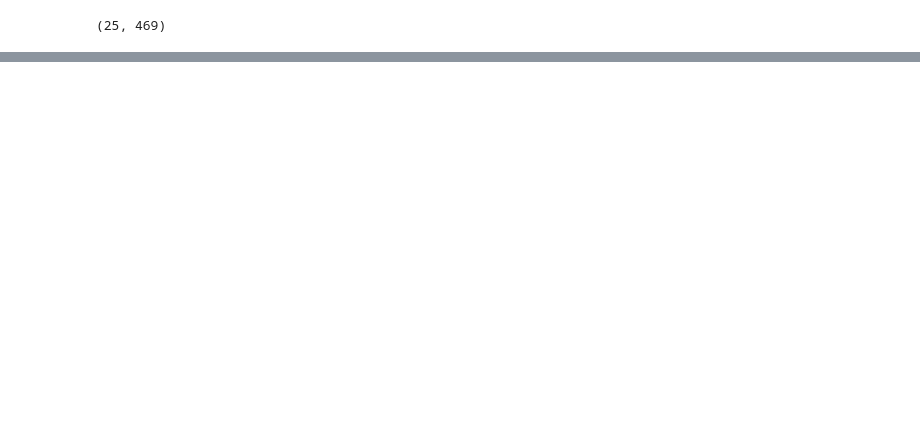
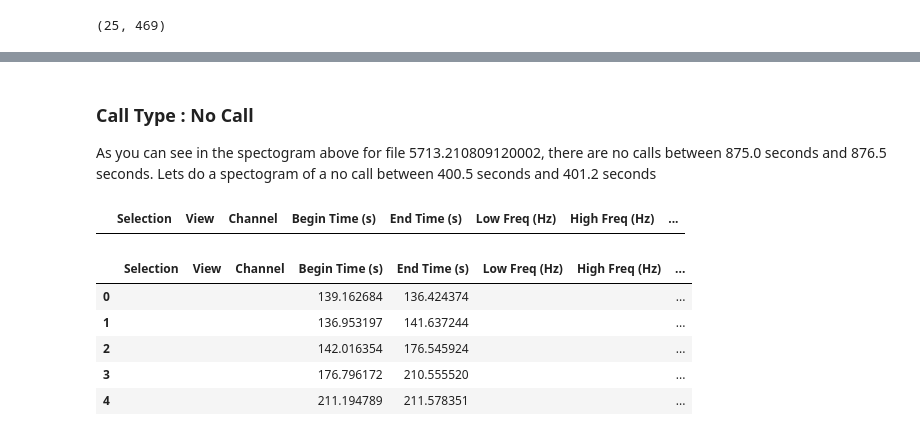
Before and after one commit to mickalleny2k/ML-Project2, a Jupyter notebook: Spectrogram.ipynb, the cells around one changed output, grey strips where cells are left out. Cells and saved outputs as stored; diff of their text form; code cells hidden in the pictures; blank space fills up the shorter version.

```diff
--- a/Spectrogram.ipynb
+++ b/Spectrogram.ipynb
@@ -940,0 +956,14 @@ Spectrogram size:  (26, 78)
+# %%
+df_moan['Spectogram'] = None
+#print(df.head())
+# %% [markdown]
+### Call Type : No Call
+
+As you can see in the spectogram above for file 5713.210809120002, there are no calls between 875.0 seconds and 876.5 seconds.
+Lets do a spectogram of a no call between 400.5 seconds and 401.2 seconds
+# %%
+row_df = pd.DataFrame(columns=df.columns)
+#row_df = row_df.drop(["No Call Spectogram"],axis=1)
+row_df
+# %% [output]
+|  | Selection | View | Channel | Begin Time (s) | End Time (s) | Low Freq (Hz) | High Freq (Hz) | ... |
@@ -940,0 +1017,9 @@ Spectrogram size:  (26, 78)
+# %%
+row_df.head()
+# %% [output]
+|  | Selection | View | Channel | Begin Time (s) | End Time (s) | Low Freq (Hz) | High Freq (Hz) | ... |
+| 0 |  |  |  | 139.162684 | 136.424374 |  |  | ... |
+| 1 |  |  |  | 136.953197 | 141.637244 |  |  | ... |
+| 2 |  |  |  | 142.016354 | 176.545924 |  |  | ... |
+| 3 |  |  |  | 176.796172 | 210.555520 |  |  | ... |
+| 4 |  |  |  | 211.194789 | 211.578351 |  |  | ... |
```
Also changed, not shown: parts of 52 cells of this notebook.
